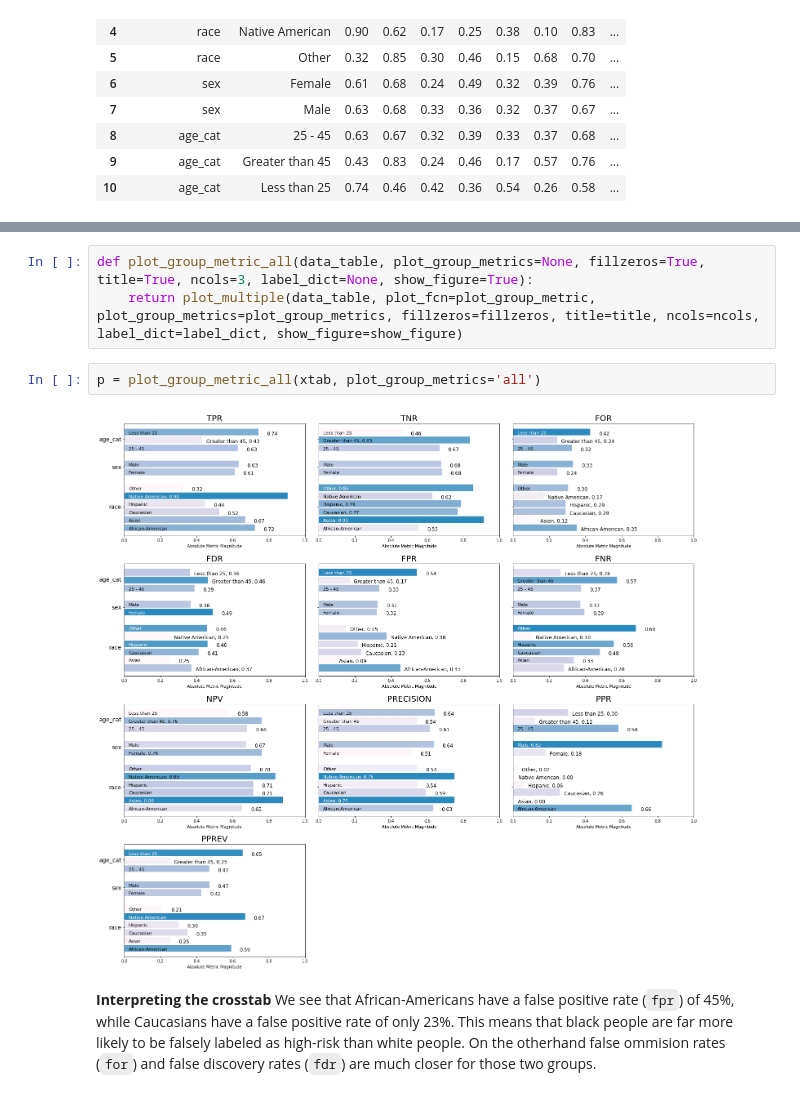
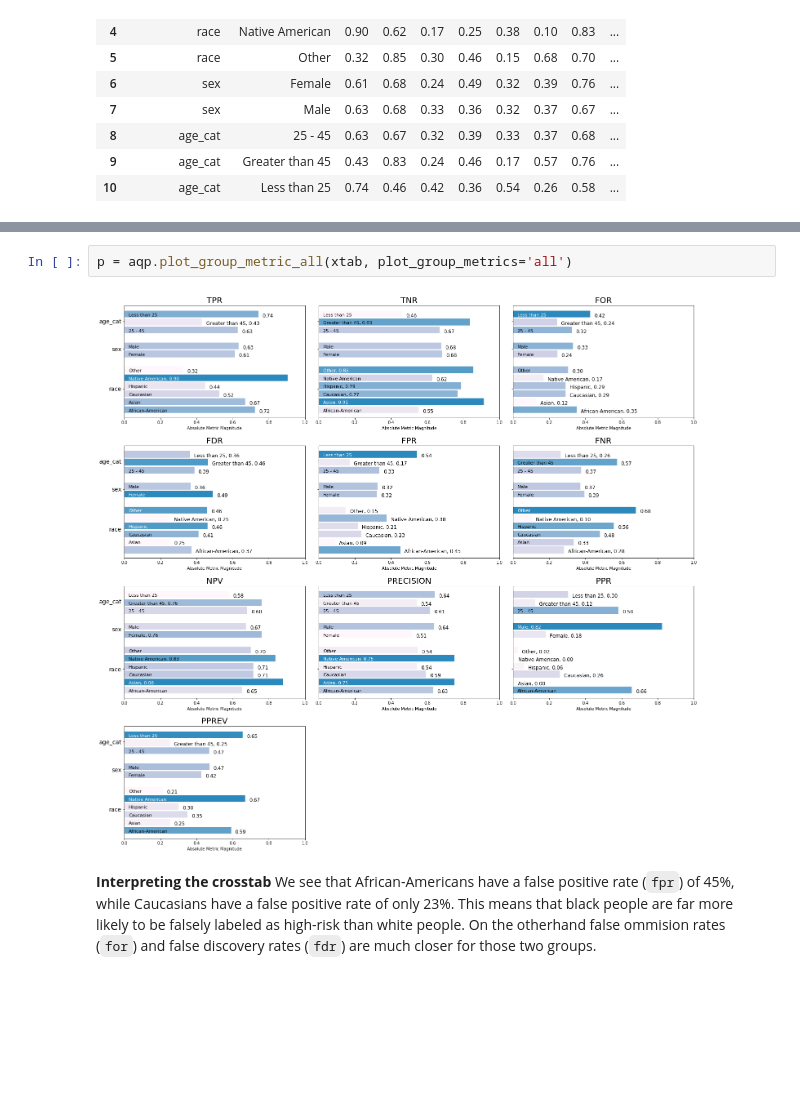
Before and after one commit to dssg/aequitas, a Jupyter notebook: docs/source/examples/compas_demo.ipynb, the cells around one changed output, grey strips where cells are left out. Drawn from its saved outputs; the diff is of its cells as text; blank space fills up the shorter version.

```diff
--- a/docs/source/examples/compas_demo.ipynb
+++ b/docs/source/examples/compas_demo.ipynb
@@ -377,10 +204,7 @@ a = plot_group_metric_all(xtab, plot_group_metrics='all', ncols=3)
-# %%
-def plot_group_metric_all(data_table, plot_group_metrics=None, fillzeros=True, title=True, ncols=3, label_dict=None, show_figure=True):
-    return plot_multiple(data_table, plot_fcn=plot_group_metric, plot_group_metrics=plot_group_metrics, fillzeros=fillzeros, title=title, ncols=ncols, label_dict=label_dict, show_figure=show_figure)
 # %%
-p = plot_group_metric_all(xtab, plot_group_metrics='all')
+p = aqp.plot_group_metric_all(xtab, plot_group_metrics='all')
 # %% [output]
-[figure, old version]
+[figure, new version]
 # %% [markdown]
 __Interpreting the crosstab__
 We see that African-Americans have a false positive rate (`fpr`) of 45%, while Caucasians have a false positive rate of only 23%. This means that black people are far more likely to be falsely labeled as high-risk than white people. On the otherhand false ommision rates (`for`) and false discovery rates (`fdr`) are much closer for those two groups.
```
Also changed, not shown: parts of 34 cells of this notebook, 1 other file.
